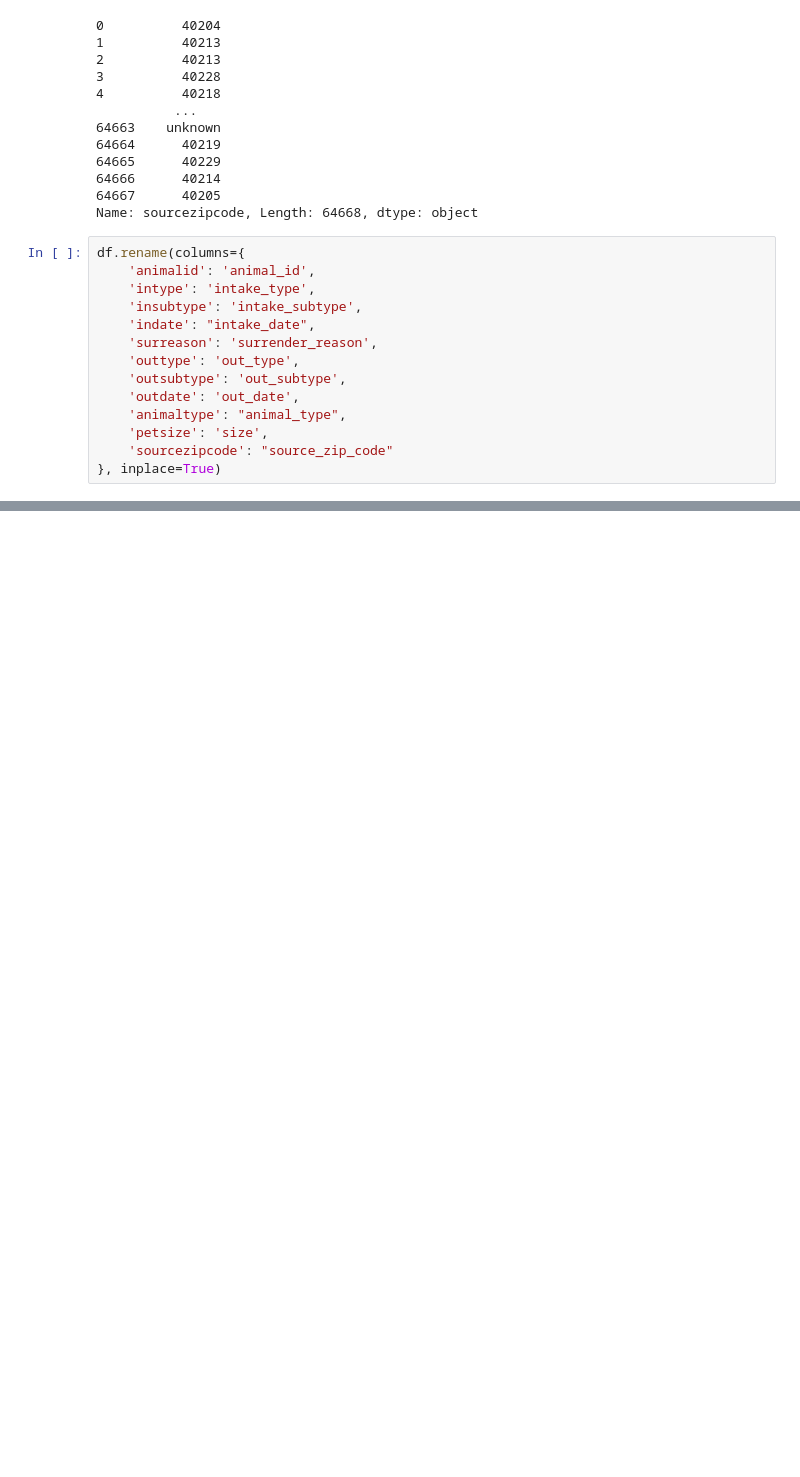
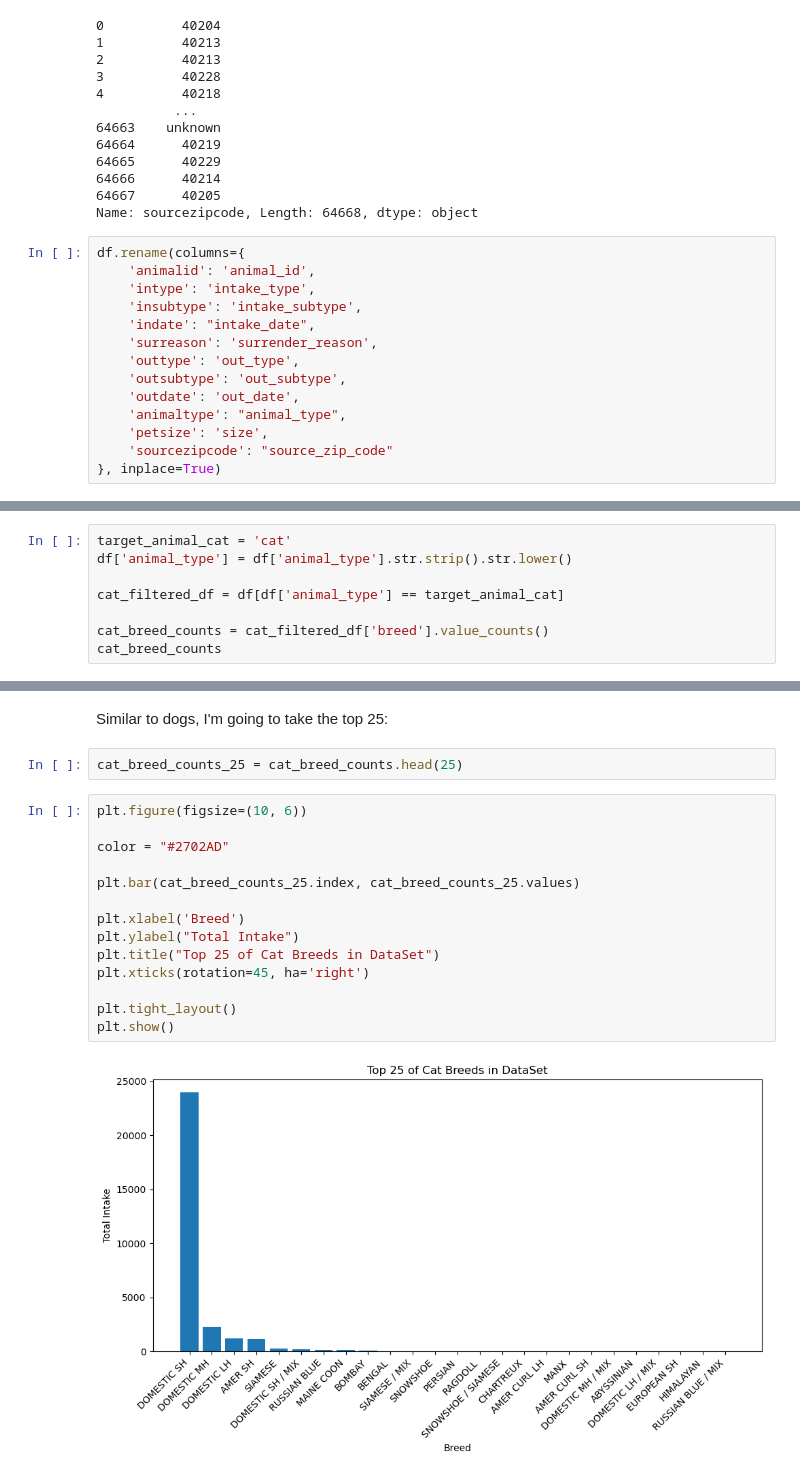
Before and after one commit to CosmicIdes/LMAS_intake_analysis, a Jupyter notebook: main.ipynb, the cells around one changed output, grey strips where cells are left out. Drawn from its saved outputs; the diff is of its cells as text; blank space fills up the shorter version.

```diff
--- a/main.ipynb
+++ b/main.ipynb
@@ -283,0 +380,8 @@ df.head()
+# %%
+target_animal_cat = 'cat'
+df['animal_type'] = df['animal_type'].str.strip().str.lower()
+
+cat_filtered_df = df[df['animal_type'] == target_animal_cat]
+
+cat_breed_counts = cat_filtered_df['breed'].value_counts()
+cat_breed_counts
@@ -283,0 +402,20 @@ df.head()
+# %% [markdown]
+Similar to dogs, I'm going to take the top 25:
+# %%
+cat_breed_counts_25 = cat_breed_counts.head(25)
+# %%
+plt.figure(figsize=(10, 6))
+
+color = "#2702AD"
+
+plt.bar(cat_breed_counts_25.index, cat_breed_counts_25.values)
+
+plt.xlabel('Breed')
+plt.ylabel("Total Intake")
+plt.title("Top 25 of Cat Breeds in DataSet")
+plt.xticks(rotation=45, ha='right')
+
+plt.tight_layout()
+plt.show()
+# %% [output]
+[figure, added]
```
Also changed, not shown: parts of 15 cells of this notebook.
